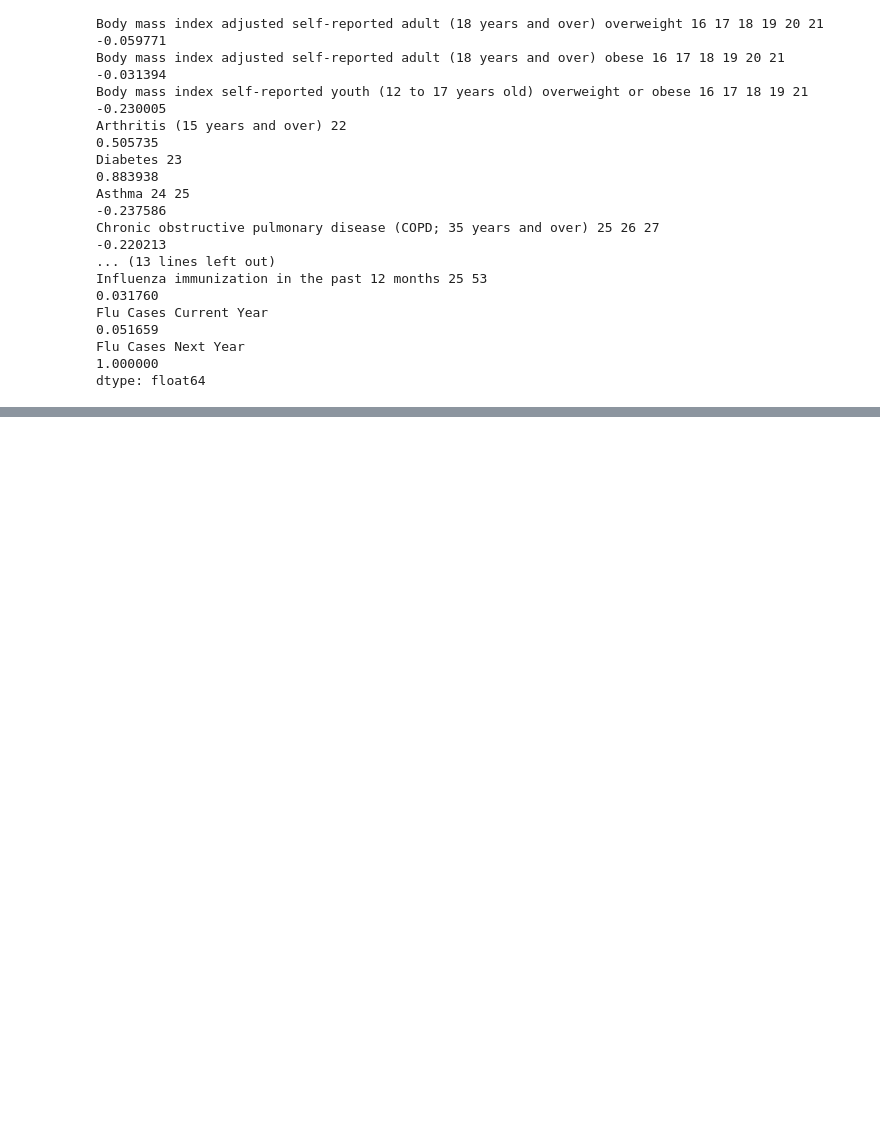
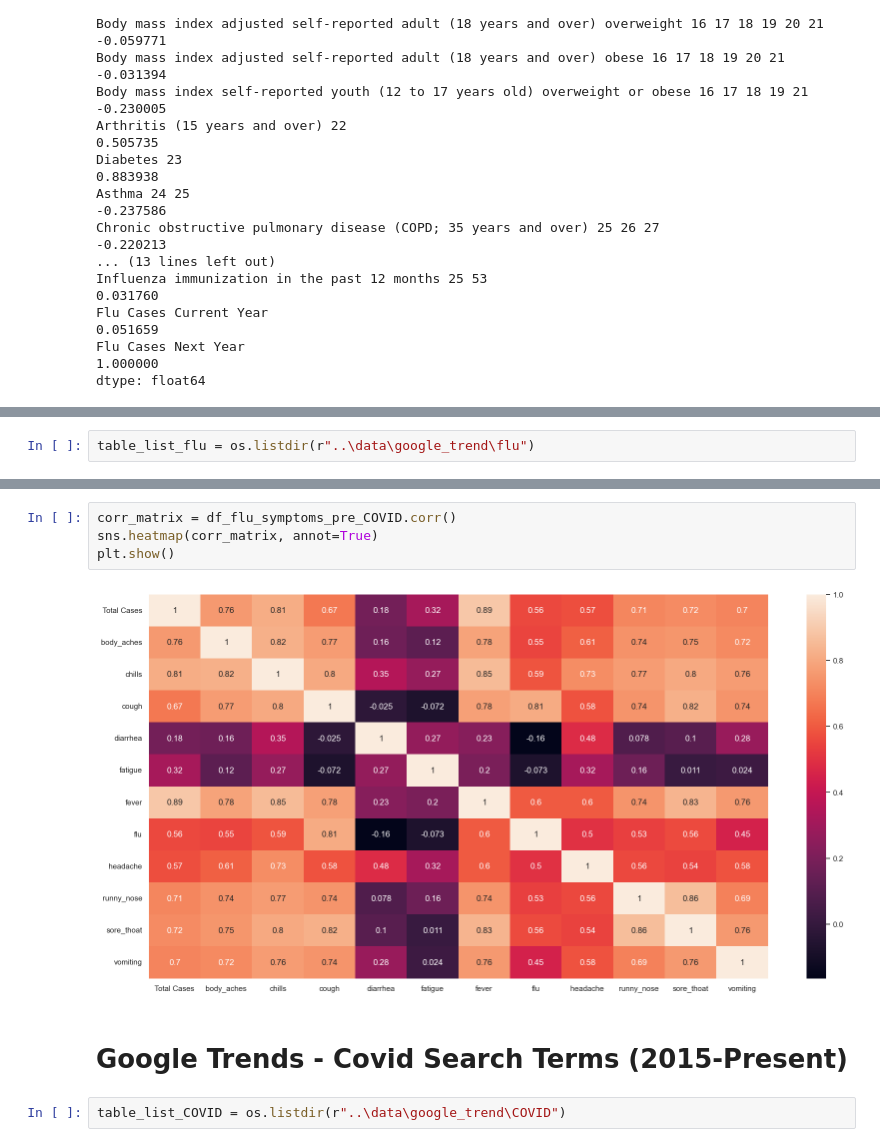
Before and after one commit to jess-moloney/LHL_final_project_influenza_forecasting, a Jupyter notebook: notebooks/Data_Cleaning.ipynb, the cells around one changed output, grey strips where cells are left out. Cells and saved outputs as stored; diff of their text form; blank space fills up the shorter version.

```diff
--- a/notebooks/Data_Cleaning.ipynb
+++ b/notebooks/Data_Cleaning.ipynb
@@ -566,0 +569,2 @@ sns.pairplot(df_indicators, kind='scatter')
+# %%
+table_list_flu = os.listdir(r"..\data\google_trend\flu")
@@ -566,0 +730,10 @@ sns.pairplot(df_indicators, kind='scatter')
+# %%
+corr_matrix = df_flu_symptoms_pre_COVID.corr()
+sns.heatmap(corr_matrix, annot=True)
+plt.show()
+# %% [output]
+[figure, added]
+# %% [markdown]
+# Google Trends - Covid Search Terms (2015-Present)
+# %%
+table_list_COVID = os.listdir(r"..\data\google_trend\COVID")
```
Also changed, not shown: parts of 48 cells of this notebook, 34 other files.
